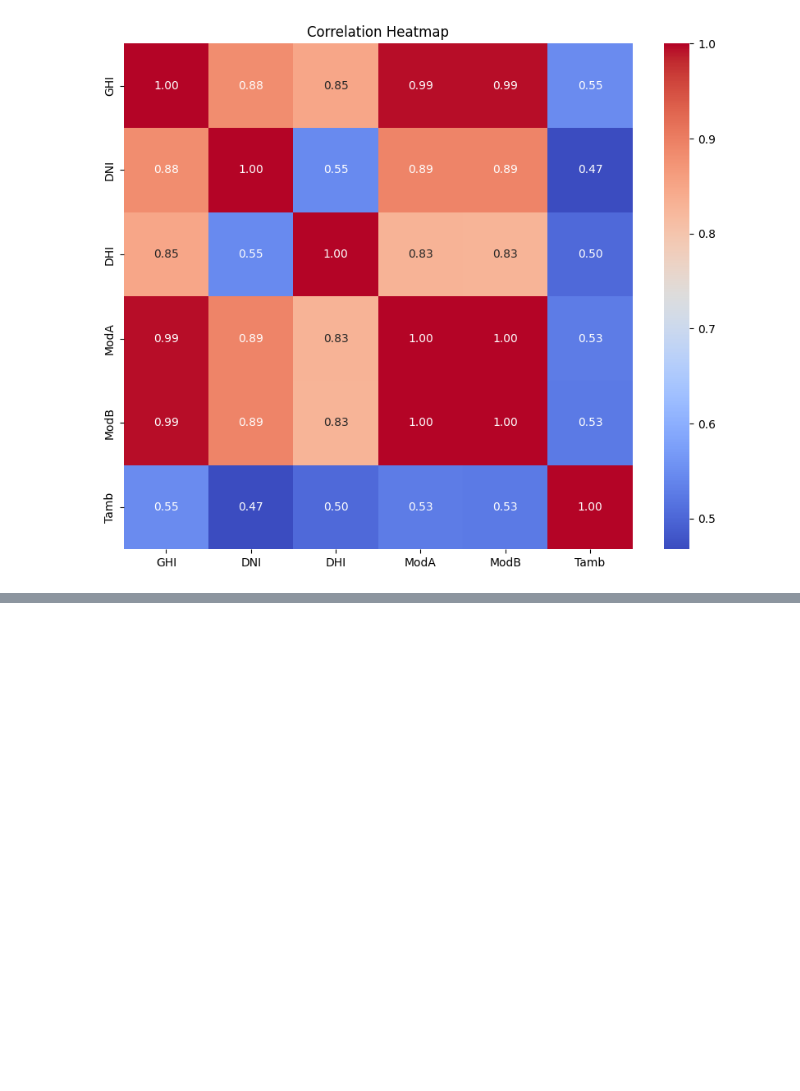
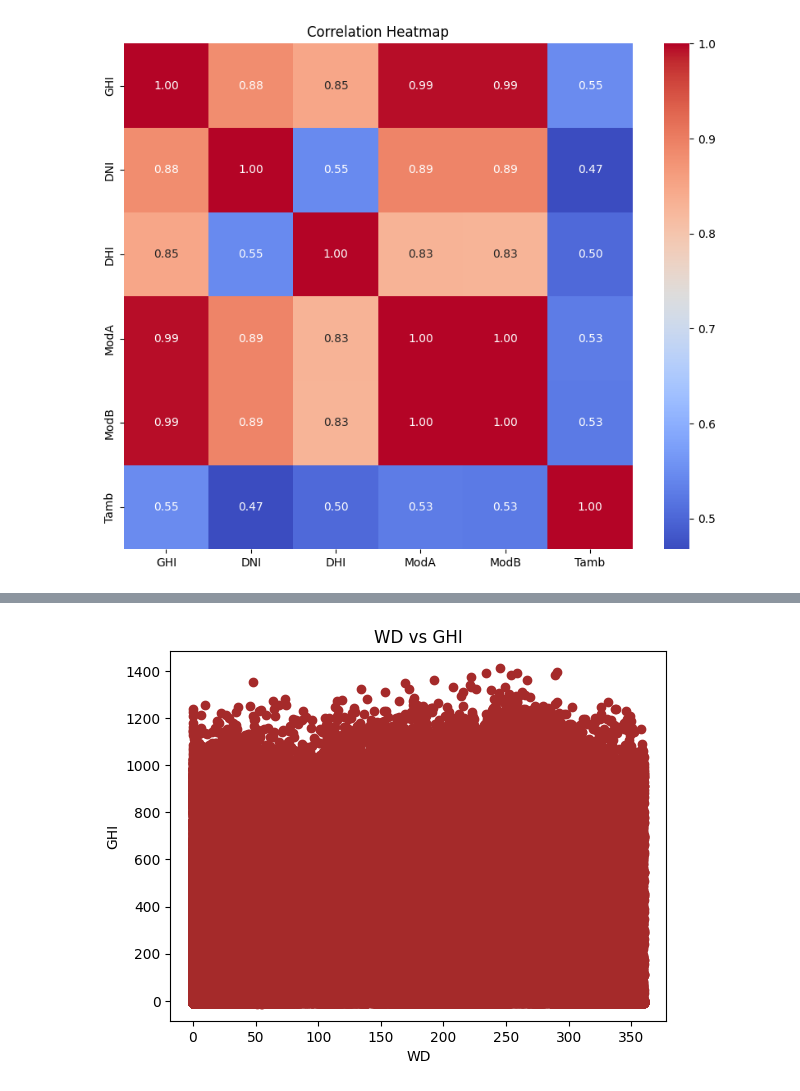
Before and after one commit to Kidist-c/solar-challenge-week1, a Jupyter notebook: notebooks/benin-eda.ipynb, the cells around one changed output, grey strips where cells are left out. Cells and saved outputs as stored; diff of their text form; code cells hidden in the pictures; blank space fills up the shorter version.

```diff
--- a/notebooks/benin-eda.ipynb
+++ b/notebooks/benin-eda.ipynb
@@ -417,0 +436,9 @@ plt.show()
+# %%
+# scatter plot between WD and GHI
+plt.scatter(benin_cp['WD'], benin_cp['GHI'], color='brown')
+plt.title('WD vs GHI')
+plt.xlabel('WD')
+plt.ylabel('GHI')
+plt.show()
+# %% [output]
+[figure, added]
```
Also changed, not shown: parts of 2 cells of this notebook.
